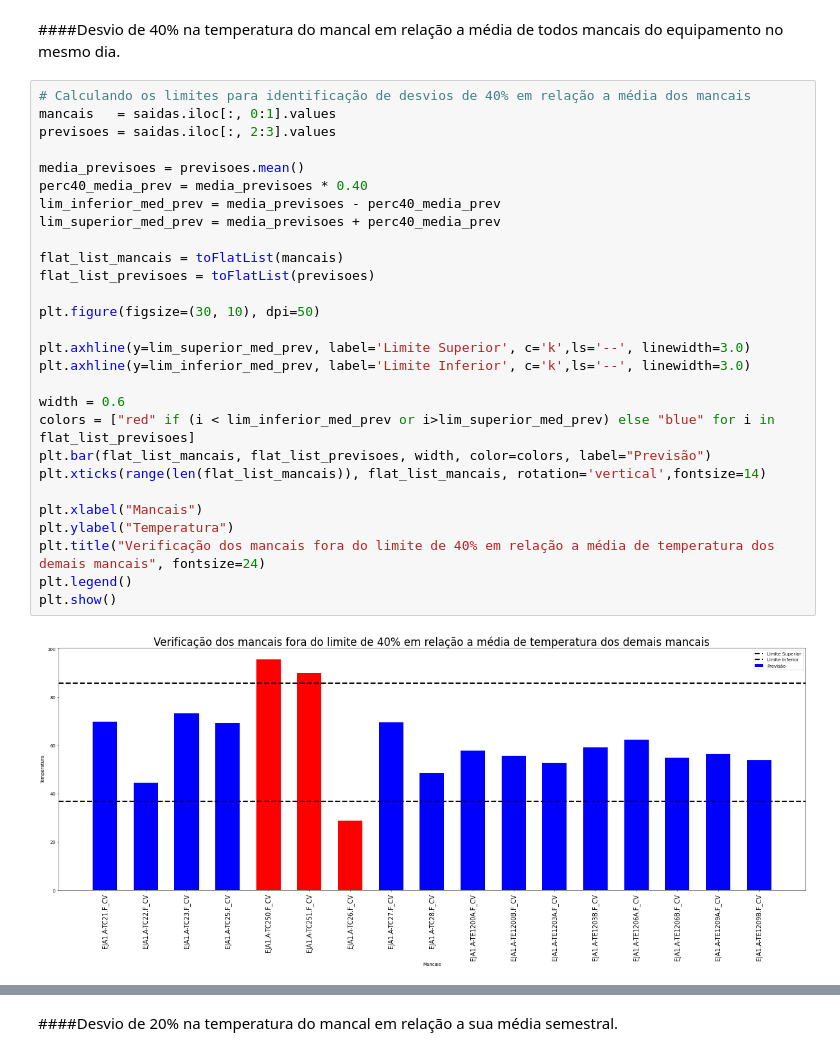
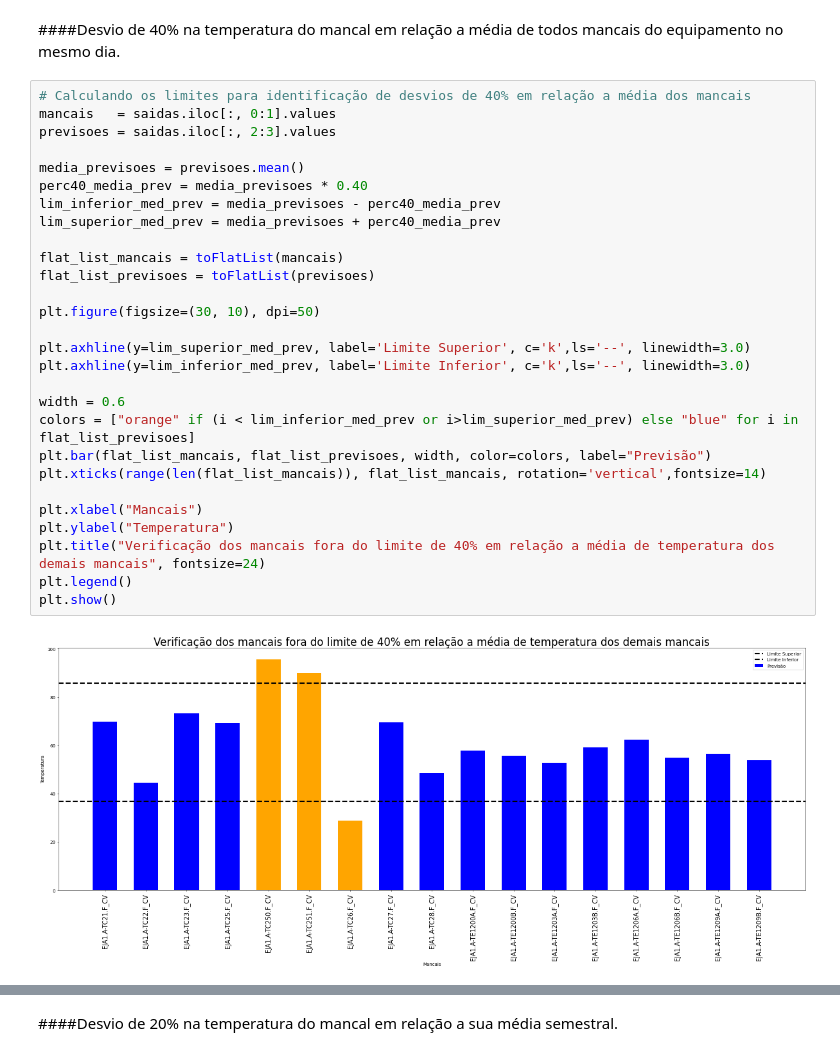
Before and after one commit to secretaria-ICA/Previsibilidade_das_Temperaturas_dos_Mancais, a Jupyter notebook: 4_PREVER_TEMP_MANCAL.ipynb, the cells around one changed output, grey strips where cells are left out. Cells and saved outputs as stored; diff of their text form.

```diff
--- a/4_PREVER_TEMP_MANCAL.ipynb
+++ b/4_PREVER_TEMP_MANCAL.ipynb
@@ -152,33 +152,33 @@ def toFlatList(lista):
 # %%
 # Calculando os limites para identificação de desvios de 40% em relação a média dos mancais
 mancais   = saidas.iloc[:, 0:1].values
 previsoes = saidas.iloc[:, 2:3].values
 
 media_previsoes = previsoes.mean()
 perc40_media_prev = media_previsoes * 0.40
 lim_inferior_med_prev = media_previsoes - perc40_media_prev
 lim_superior_med_prev = media_previsoes + perc40_media_prev
 
 flat_list_mancais = toFlatList(mancais)
 flat_list_previsoes = toFlatList(previsoes)
 
 plt.figure(figsize=(30, 10), dpi=50)
 
 plt.axhline(y=lim_superior_med_prev, label='Limite Superior', c='k',ls='--', linewidth=3.0)
 plt.axhline(y=lim_inferior_med_prev, label='Limite Inferior', c='k',ls='--', linewidth=3.0)
 
 width = 0.6
-colors = ["red" if (i < lim_inferior_med_prev or i>lim_superior_med_prev) else "blue" for i in flat_list_previsoes]
+colors = ["orange" if (i < lim_inferior_med_prev or i>lim_superior_med_prev) else "blue" for i in flat_list_previsoes]
 plt.bar(flat_list_mancais, flat_list_previsoes, width, color=colors, label="Previsão")
 plt.xticks(range(len(flat_list_mancais)), flat_list_mancais, rotation='vertical',fontsize=14)
 
 plt.xlabel("Mancais")
 plt.ylabel("Temperatura")
 plt.title("Verificação dos mancais fora do limite de 40% em relação a média de temperatura dos demais mancais", fontsize=24)
 plt.legend()
 plt.show()
 # %% [output]
-[figure, old version]
+[figure, new version]
 # %%
 # Calculando os limites para identificação de desvios de 40% em relação a média dos mancais excluindo o mancal avaliado
 medias_previsoes_outros_mancais = []
```
Also changed, not shown: parts of 3 cells of this notebook.
